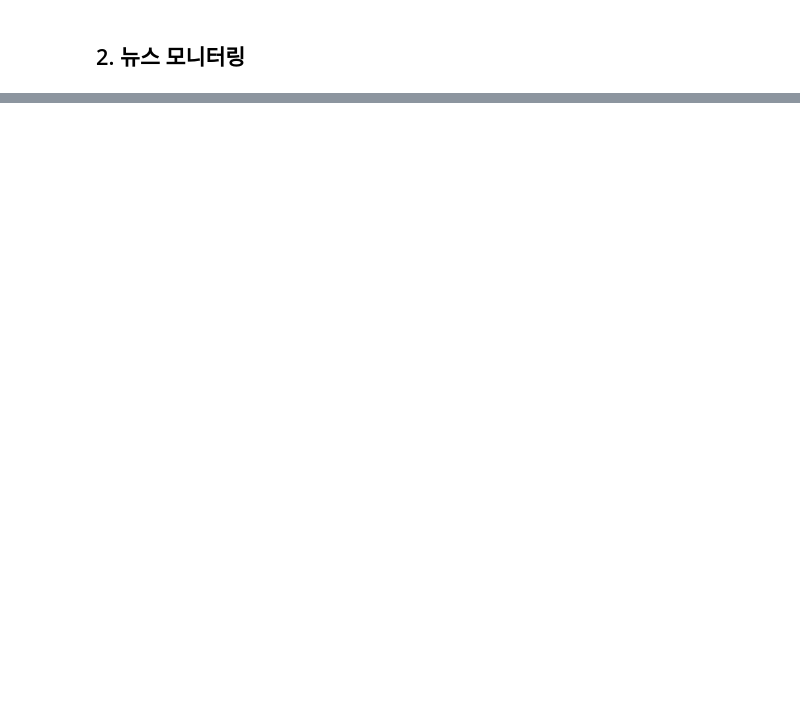
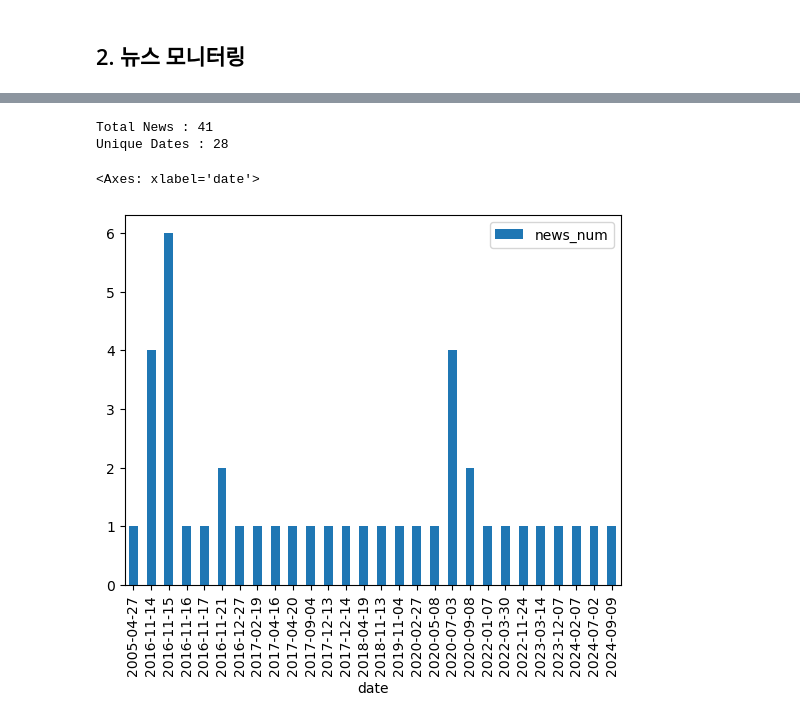
Before and after one commit to MartinusChoi/RealBreif, a Jupyter notebook: implements.ipynb, the cells around one changed output, grey strips where cells are left out. Cells and saved outputs as stored; diff of their text form; code cells hidden in the pictures; blank space fills up the shorter version.

```diff
--- a/implements.ipynb
+++ b/implements.ipynb
@@ -566,0 +822,51 @@ app.invoke({"context" : text})
+# %%
+print(f"Total News : {len(news)}")
+print(f"Unique Dates : {len(news_per_date)}")
+# %% [output]
+Total News : 41
+Unique Dates : 28
+# %%
+from datetime import datetime
+
+def cvt_to_datetime(date_tuple:tuple):
+    date_str = f"{date_tuple[0]}-{date_tuple[1]}-{date_tuple[2]}"
+    return datetime.strptime(date_str, "%Y-%b-%d").date()
+
+def sort_date_key(date_keys:list[tuple]) -> list:
+    stack = []
+    tmp_stack = []
+
+    for key in date_keys:
+        if len(stack) == 0:
+            stack.append(key)
+        else:
+            cur = cvt_to_datetime(key)
+            top = cvt_to_datetime(stack[-1])
+
+            if cur >= top: stack.append(key)
+            else:
+                while (cur < top):
+                    tmp_stack.append(stack.pop())
+                    if len(stack) == 0: break
+                    top = cvt_to_datetime(stack[-1])
+                stack.append(key)
+                stack.extend(tmp_stack[::-1])
+                tmp_stack = []
+
+    return stack
+# %%
+sorted_date_key = sort_date_key(date_keys=list(news_per_date.keys()))
+# %%
+import pandas as pd
+
+daliy_heat_rate = []
+columns = ["date", "news_num"]
+
+for date_key in sorted_date_key:
+    daliy_heat_rate.append([cvt_to_datetime(date_key), len(news_per_date[date_key])])
+
+df = pd.DataFrame(daliy_heat_rate, columns=columns)
+df.set_index('date').plot(kind='bar')
+# %% [output]
+<Axes: xlabel='date'>
+[figure, added]
```
Also changed, not shown: parts of 16 cells of this notebook, 1 other file.
